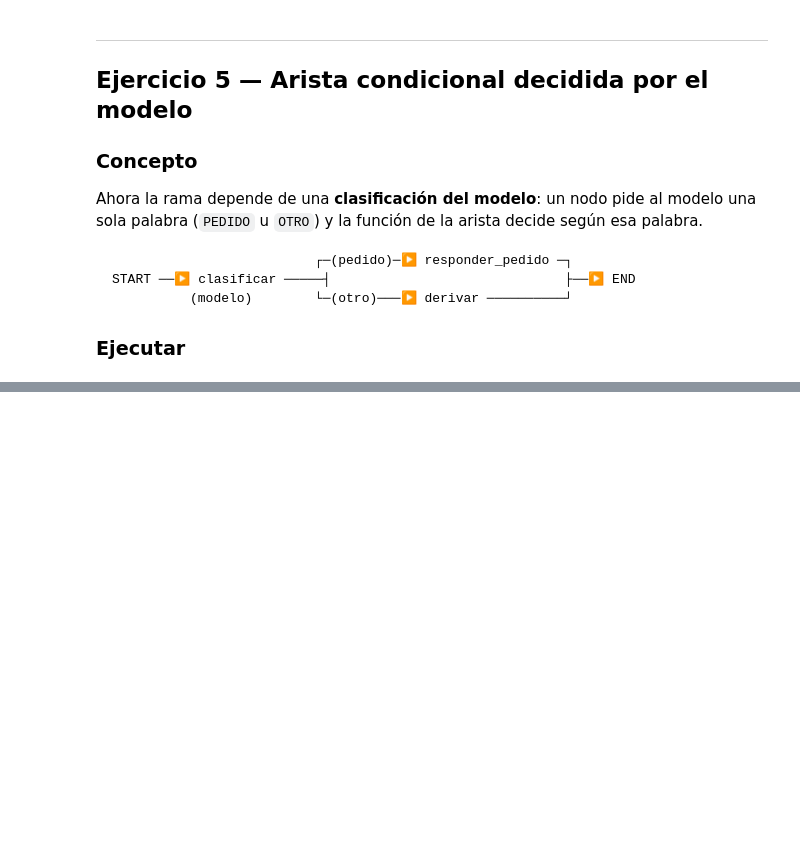
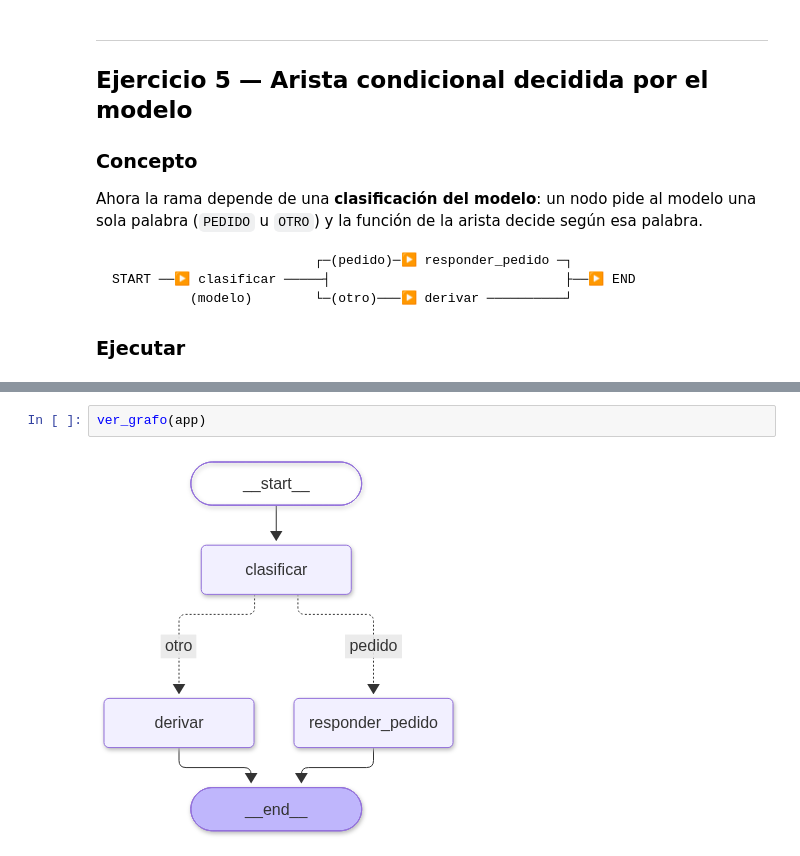
Before and after one commit to jgomezz/cpe_ia_generativa_aplicada_2026, a Jupyter notebook: mod3_agents/sesion_02/M3_S02_01_LangGraph_Fundamentos.ipynb, the cells around one changed output, grey strips where cells are left out. Cells and saved outputs as stored; diff of their text form; blank space fills up the shorter version.

```diff
--- a/mod3_agents/sesion_02/M3_S02_01_LangGraph_Fundamentos.ipynb
+++ b/mod3_agents/sesion_02/M3_S02_01_LangGraph_Fundamentos.ipynb
@@ -403,0 +442,4 @@ def clasificar(estado: EstadoPedido) -> dict :
+# %%
+ver_grafo(app)
+# %% [output]
+[figure, added]
```
Also changed, not shown: parts of 4 cells of this notebook.
